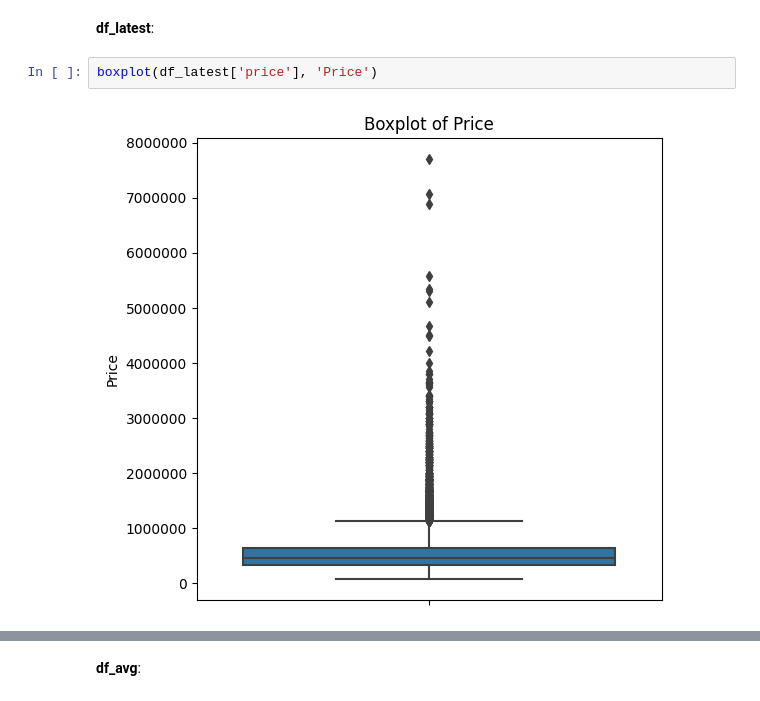
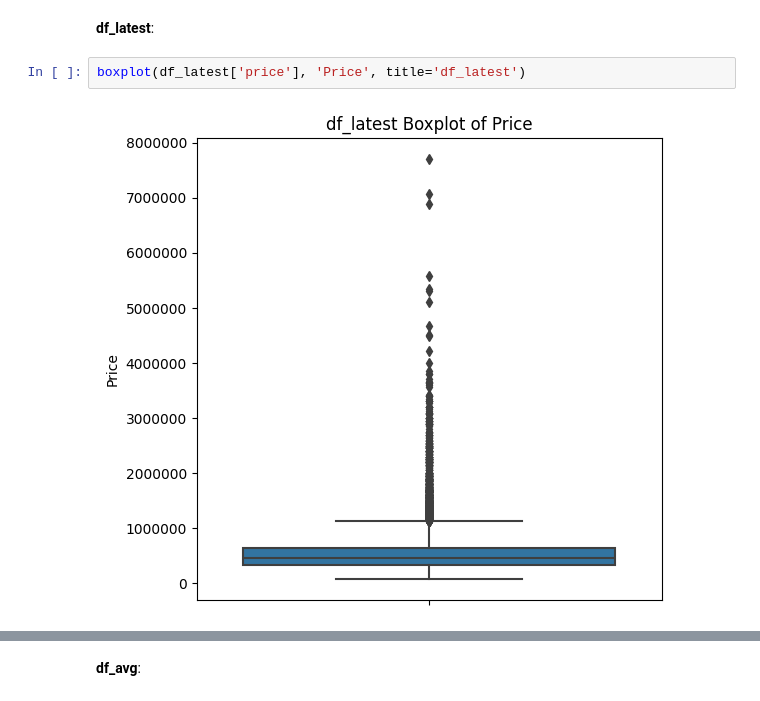
Before and after one commit to AurelPap/apartment-hunter, a Jupyter notebook: working_files_ruta/data-processing.ipynb, the cells around one changed output, grey strips where cells are left out. Cells and saved outputs as stored; diff of their text form.

```diff
--- a/working_files_ruta/data-processing.ipynb
+++ b/working_files_ruta/data-processing.ipynb
@@ -289,9 +288,9 @@ Upper whisker in price box plot is:  1129575.0
 # %% [markdown]
 **df_latest**:
 # %%
-boxplot(df_latest['price'], 'Price')
+boxplot(df_latest['price'], 'Price', title='df_latest')
 # %% [output]
-[figure, old version]
+[figure, new version]
 # %%
 print('df_latest:')
 print('Min price is: ', df_latest['price'].min())
```
Also changed, not shown: parts of 7 cells of this notebook.
